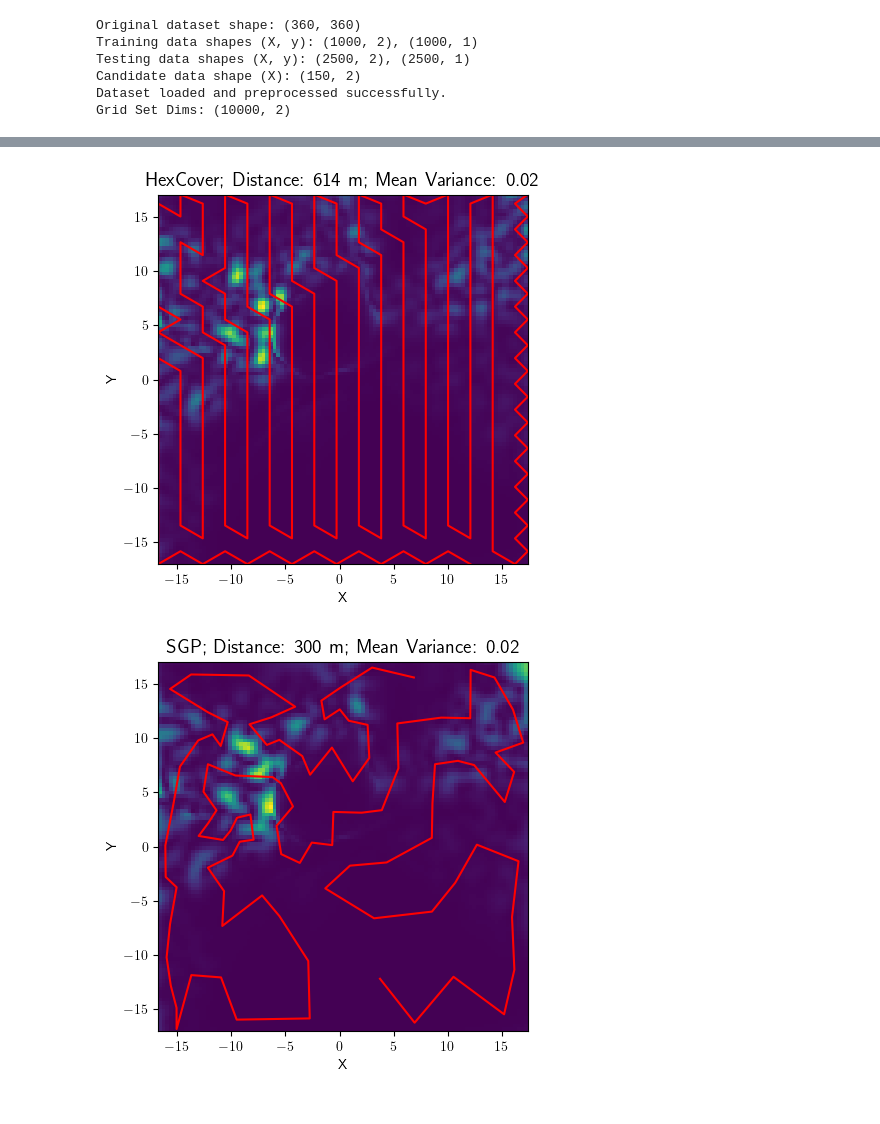
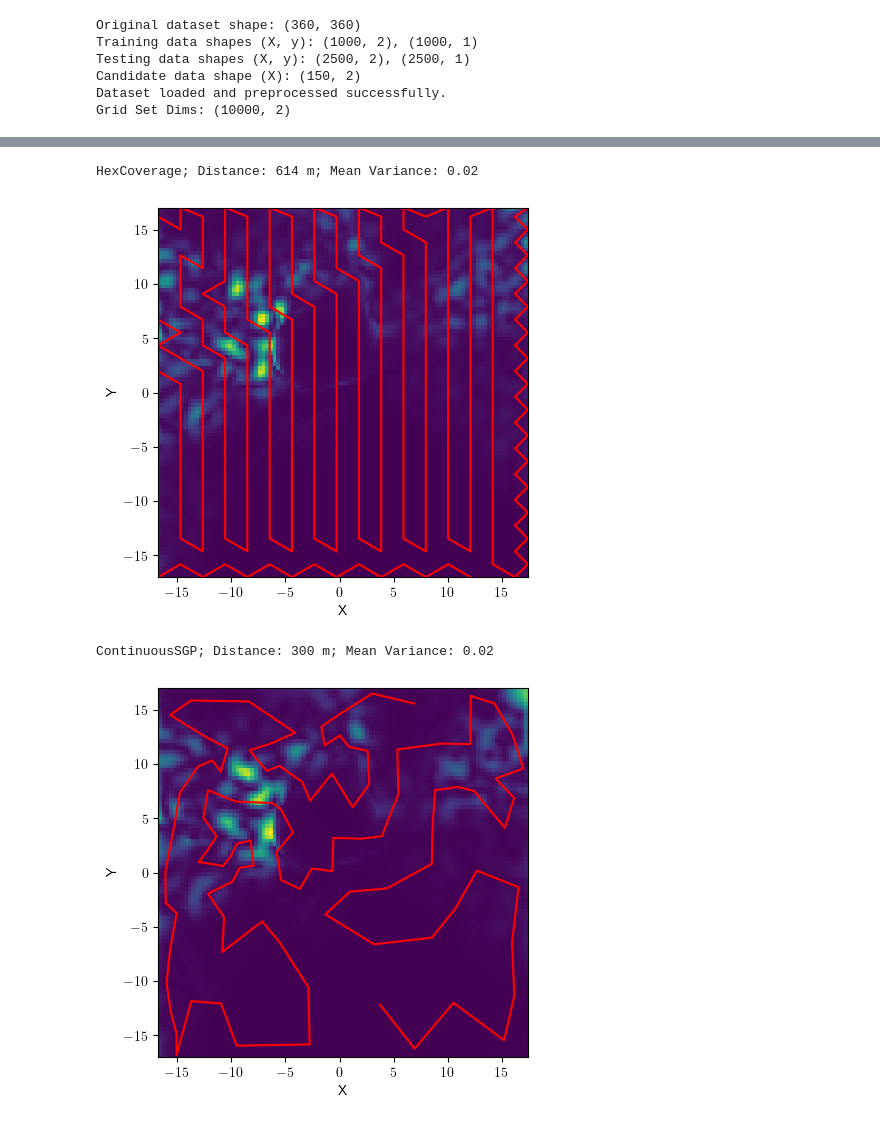
Before and after one commit to itskalvik/ICPP, a Jupyter notebook: intro.ipynb, the cells around one changed output, grey strips where cells are left out. Saved outputs shown, nothing was run; the diff lists cells and outputs as text; code cells hidden in the pictures.

Commit message:
Update plot titles

```diff
--- a/intro.ipynb
+++ b/intro.ipynb
@@ -193,13 +195,14 @@ mean, var = model_sol.predict_f(X_grid)
 distance = get_distance(X_sol)
 
 # Create subplots
+print(f"{method}; Distance: {distance:.0f} m; Mean Variance: {var.numpy().mean():.2f}")
+
 fig = plt.figure()
 axes = plt.gca()
 
 sc = axes.imshow(var.numpy().reshape(x_dim, y_dim).T,
                  extent=extent, origin="lower")
 axes.plot(X_sol[:, 0], X_sol[:, 1], c='r')
-axes.set_title(f"HexCover; Distance: {distance:.0f} m; Mean Variance: {var.numpy().mean():.2f}", fontsize=14)
 axes.set_aspect('equal')
 axes.set_xlabel('X')
 axes.set_ylabel('Y')
@@ -209,7 +212,8 @@ axes.set_ylim(extent[2], extent[3])
 fig.savefig('HexCover', dpi=300, bbox_inches="tight")
 plt.show()
 # %% [output]
+HexCoverage; Distance: 614 m; Mean Variance: 0.02
-[figure, old version]
+[figure, new version]
 # %%
 method = 'ContinuousSGP'
 cmodel = get_method(method)(num_sensing=100,
@@ -224,35 +228,37 @@ X_sol = X_sol[0]
 X_pred, y_pred = dataset.get_sensor_data(X_sol,
                                          max_samples=len(X_sol))
 _, _, _, model_sol = get_model_params(
     X_train=np.vstack([X_train, X_pred]),
     y_train=np.vstack([y_train, y_pred]),
     kernel=kernel,
     noise_variance=noise_variance,
     max_steps=0,
     return_model=True,
     verbose=False,
     force_gp=True)
 mean, var = model_sol.predict_f(X_grid)
 distance = get_distance(X_sol)
 
 # Create subplots
+print(f"{method}; Distance: {distance:.0f} m; Mean Variance: {var.numpy().mean():.2f}")
+
 fig = plt.figure()
 axes = plt.gca()
 
 sc = axes.imshow(var.numpy().reshape(x_dim, y_dim).T,
                  extent=extent, origin="lower")
 axes.plot(X_sol[:, 0], X_sol[:, 1], c='r')
-axes.set_title(f"SGP; Distance: {distance:.0f} m; Mean Variance: {var.numpy().mean():.2f}", fontsize=14)
 axes.set_aspect('equal')
 axes.set_xlabel('X')
 axes.set_ylabel('Y')
 axes.set_xlim(extent[0], extent[1])
 axes.set_ylim(extent[2], extent[3])
 
 fig.savefig('SGP', dpi=300, bbox_inches="tight")
 plt.show()
 # %% [output]
+ContinuousSGP; Distance: 300 m; Mean Variance: 0.02
-[figure, old version]
+[figure, new version]
 # %%
 target_var_ratio = 0.9
 max_prior_var = model.predict_f(X_grid)[1].numpy().max()
```
Also changed, not shown: parts of 4 cells of this notebook.
